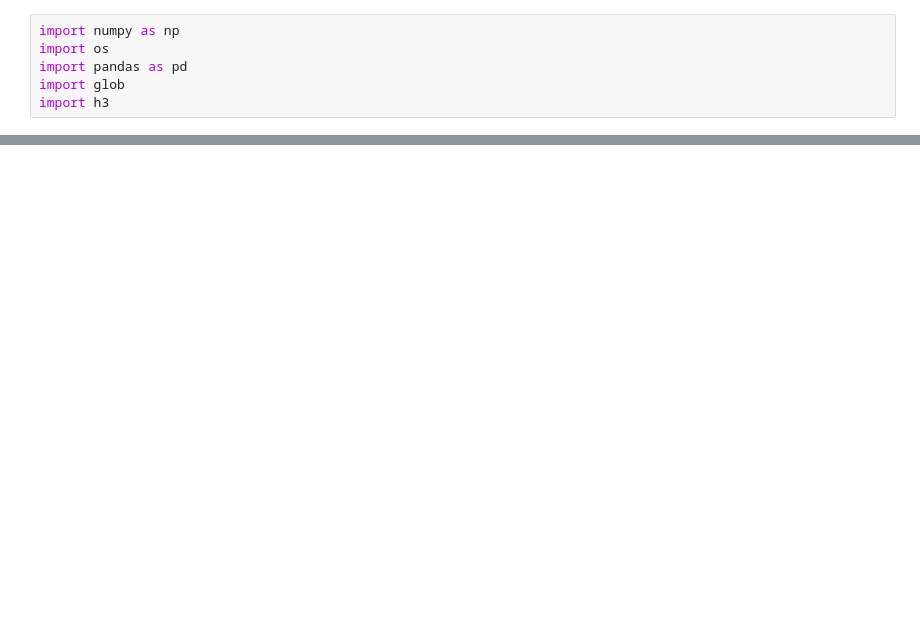
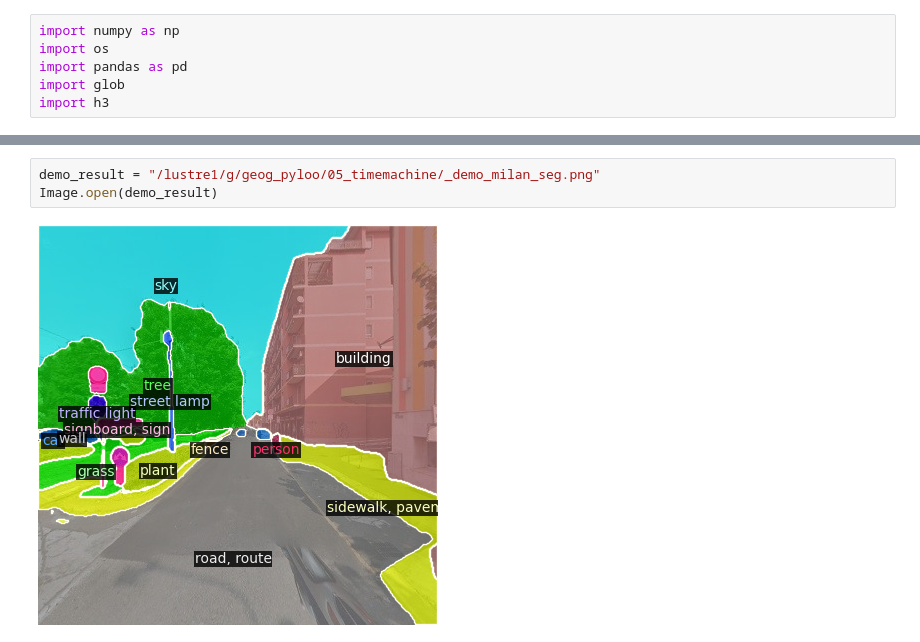
Before and after one commit to brookefzy/uvi-time-machine, a Jupyter notebook: _script/B-timemachine/04_summarize_segmentation.ipynb, the cells around one changed output, grey strips where cells are left out. Drawn from its saved outputs; the diff is of its cells as text; blank space fills up the shorter version.

```diff
--- a/_script/B-timemachine/04_summarize_segmentation.ipynb
+++ b/_script/B-timemachine/04_summarize_segmentation.ipynb
@@ -326,0 +522,5 @@ Name: id, dtype: int64
+# %%
+demo_result = "/lustre1/g/geog_pyloo/05_timemachine/_demo_milan_seg.png"
+Image.open(demo_result)
+# %% [output]
+[figure, added]
```
Also changed, not shown: parts of 36 cells of this notebook, 4 other files.
